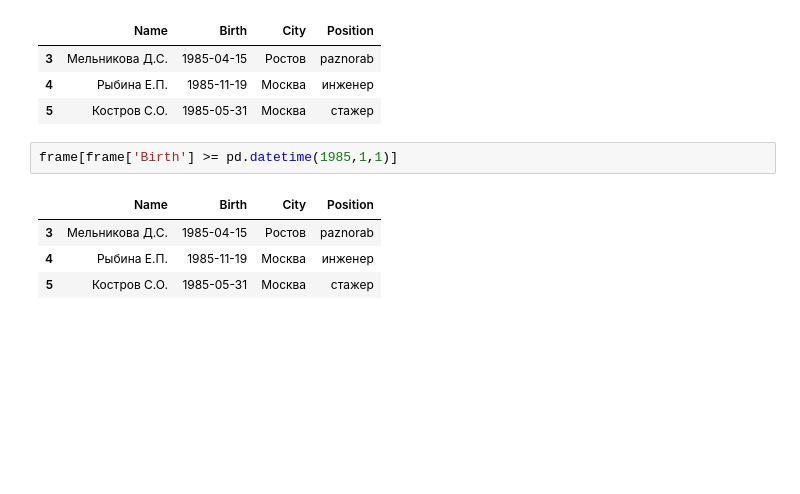
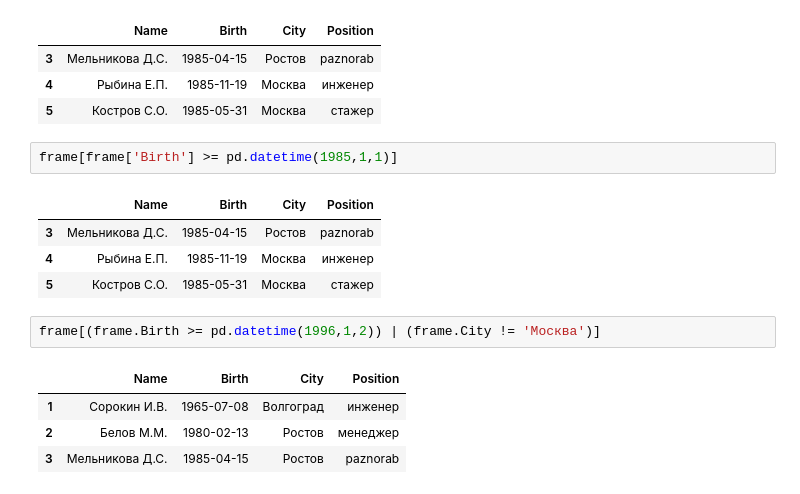
Before and after one commit to costefan/python_and_math_1_1, a Jupyter notebook: pandas.ipynb, the cells around one changed output. Saved outputs shown, nothing was run; the diff lists cells and outputs as text; blank space fills up the shorter version.

```diff
--- a/pandas.ipynb
+++ b/pandas.ipynb
@@ -234,3 +234,10 @@ frame[frame['Birth'] >= pd.datetime(1985,1,1)]
 | 3 | Мельникова Д.С. | 1985-04-15 | Ростов | paznorab |
 | 4 | Рыбина Е.П. | 1985-11-19 | Москва | инженер |
 | 5 | Костров С.О. | 1985-05-31 | Москва | стажер |
+# %%
+frame[(frame.Birth >= pd.datetime(1996,1,2)) | (frame.City != 'Москва')]
+# %% [output]
+|  | Name | Birth | City | Position |
+| 1 | Сорокин И.В. | 1965-07-08 | Волгоград | инженер |
+| 2 | Белов М.М. | 1980-02-13 | Ростов | менеджер |
+| 3 | Мельникова Д.С. | 1985-04-15 | Ростов | paznorab |
```
Also changed, not shown: parts of 1 cell of this notebook, 1 other file.
